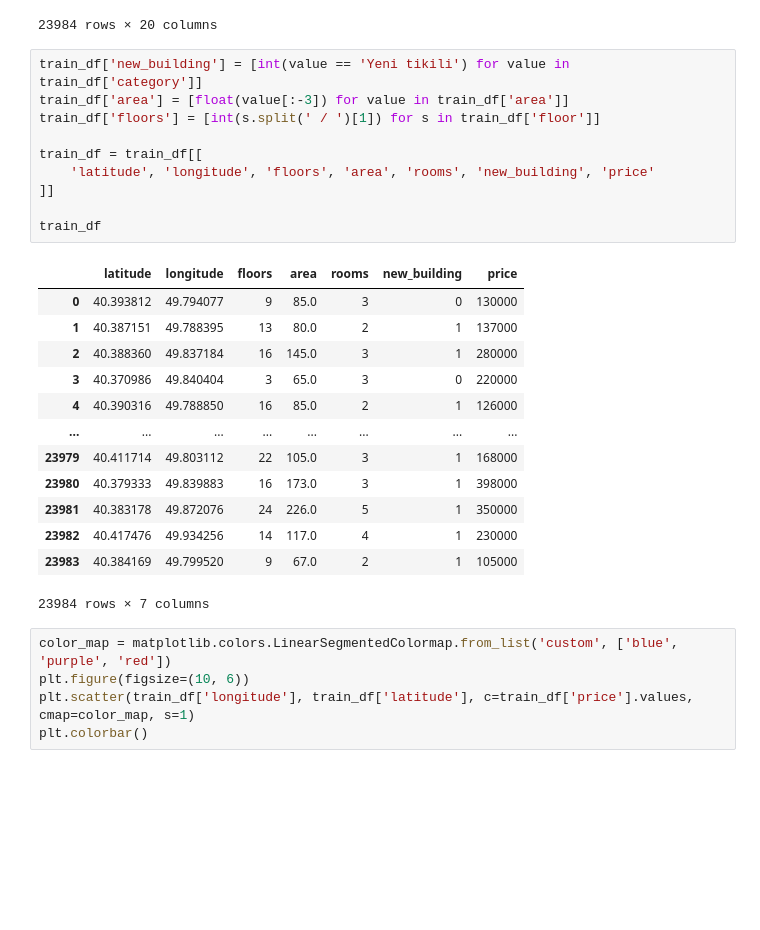
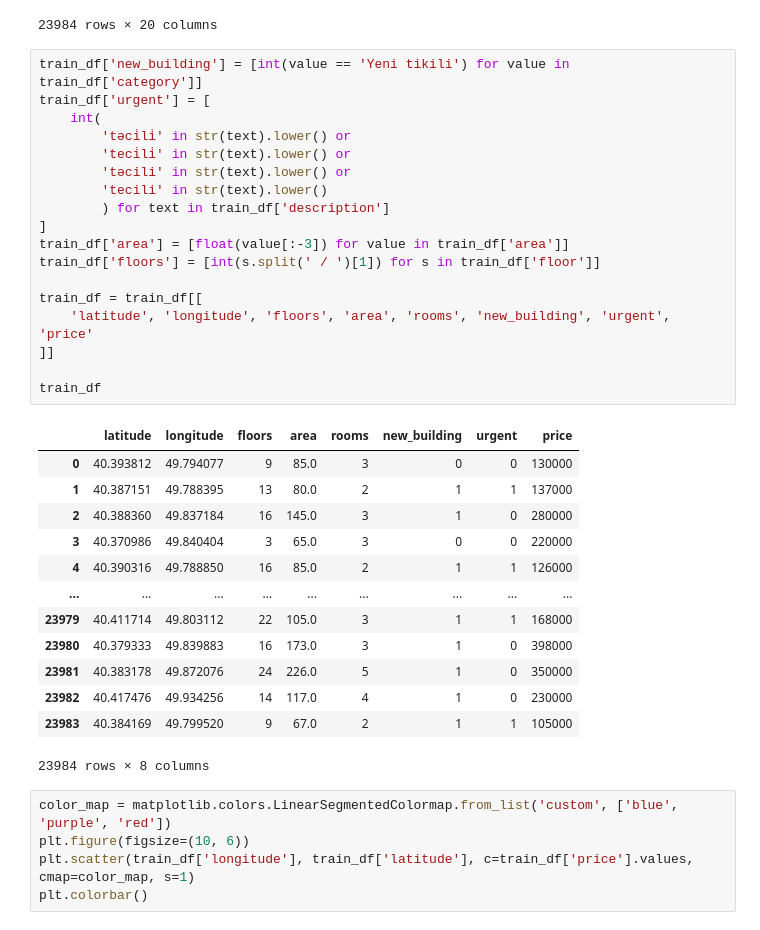
Before and after one commit to Muradmustafayev-03/BinaAzPricingPrediction, a Jupyter notebook: notebooks/analysis.ipynb, the cells around one changed output. Cells and saved outputs as stored; diff of their text form; blank space fills up the shorter version.

```diff
--- a/notebooks/analysis.ipynb
+++ b/notebooks/analysis.ipynb
@@ -23,28 +23,36 @@ train_df
 23984 rows × 20 columns
 # %%
 train_df['new_building'] = [int(value == 'Yeni tikili') for value in train_df['category']]
+train_df['urgent'] = [
+    int(
+        'təci̇li̇' in str(text).lower() or
+        'teci̇li̇' in str(text).lower() or
+        'təcili' in str(text).lower() or
+        'tecili' in str(text).lower()
+        ) for text in train_df['description']
+]
 train_df['area'] = [float(value[:-3]) for value in train_df['area']]
 train_df['floors'] = [int(s.split(' / ')[1]) for s in train_df['floor']]
 
 train_df = train_df[[
-    'latitude', 'longitude', 'floors', 'area', 'rooms', 'new_building', 'price'
+    'latitude', 'longitude', 'floors', 'area', 'rooms', 'new_building', 'urgent', 'price'
 ]]
 
 train_df
 # %% [output]
-|  | latitude | longitude | floors | area | rooms | new_building | price |
-| 0 | 40.393812 | 49.794077 | 9 | 85.0 | 3 | 0 | 130000 |
-| 1 | 40.387151 | 49.788395 | 13 | 80.0 | 2 | 1 | 137000 |
-| 2 | 40.388360 | 49.837184 | 16 | 145.0 | 3 | 1 | 280000 |
-| 3 | 40.370986 | 49.840404 | 3 | 65.0 | 3 | 0 | 220000 |
-| 4 | 40.390316 | 49.788850 | 16 | 85.0 | 2 | 1 | 126000 |
-| ... | ... | ... | ... | ... | ... | ... | ... |
-| 23979 | 40.411714 | 49.803112 | 22 | 105.0 | 3 | 1 | 168000 |
-| 23980 | 40.379333 | 49.839883 | 16 | 173.0 | 3 | 1 | 398000 |
-| 23981 | 40.383178 | 49.872076 | 24 | 226.0 | 5 | 1 | 350000 |
-| 23982 | 40.417476 | 49.934256 | 14 | 117.0 | 4 | 1 | 230000 |
-| 23983 | 40.384169 | 49.799520 | 9 | 67.0 | 2 | 1 | 105000 |
+|  | latitude | longitude | floors | area | rooms | new_building | urgent | price |
+| 0 | 40.393812 | 49.794077 | 9 | 85.0 | 3 | 0 | 0 | 130000 |
+| 1 | 40.387151 | 49.788395 | 13 | 80.0 | 2 | 1 | 1 | 137000 |
+| 2 | 40.388360 | 49.837184 | 16 | 145.0 | 3 | 1 | 0 | 280000 |
+| 3 | 40.370986 | 49.840404 | 3 | 65.0 | 3 | 0 | 0 | 220000 |
+| 4 | 40.390316 | 49.788850 | 16 | 85.0 | 2 | 1 | 1 | 126000 |
+| ... | ... | ... | ... | ... | ... | ... | ... | ... |
+| 23979 | 40.411714 | 49.803112 | 22 | 105.0 | 3 | 1 | 1 | 168000 |
+| 23980 | 40.379333 | 49.839883 | 16 | 173.0 | 3 | 1 | 0 | 398000 |
+| 23981 | 40.383178 | 49.872076 | 24 | 226.0 | 5 | 1 | 0 | 350000 |
+| 23982 | 40.417476 | 49.934256 | 14 | 117.0 | 4 | 1 | 0 | 230000 |
+| 23983 | 40.384169 | 49.799520 | 9 | 67.0 | 2 | 1 | 1 | 105000 |
-23984 rows × 7 columns
+23984 rows × 8 columns
 # %%
 color_map = matplotlib.colors.LinearSegmentedColormap.from_list('custom', ['blue', 'purple', 'red'])
 plt.figure(figsize=(10, 6))
```
Also changed, not shown: parts of 2 cells of this notebook, 2 other files.
